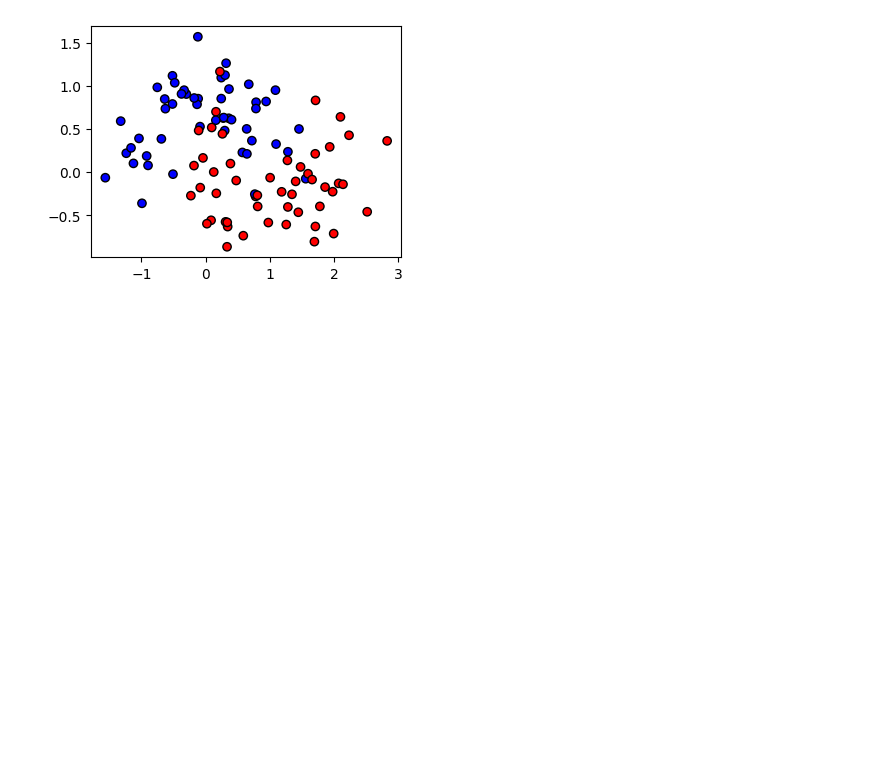
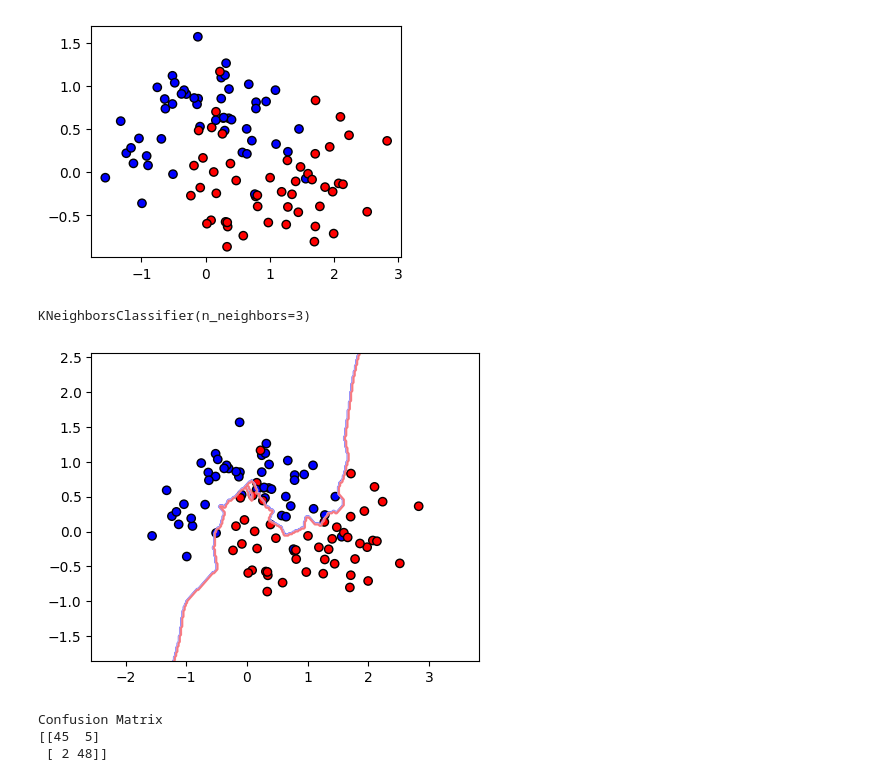
Before and after one commit to MERITOKAMIL/ML_PRO, a Jupyter notebook: ML_Pro_evaluation.ipynb, the cells around one changed output. Cells and saved outputs as stored; diff of their text form; code cells hidden in the pictures; blank space fills up the shorter version.

Commit message:
Matrice de confusion

```diff
--- a/ML_Pro_evaluation.ipynb
+++ b/ML_Pro_evaluation.ipynb
@@ -54,3 +71,8 @@ plt.scatter(X[:,0],X[:,1],c=y,edgecolors='k',cmap="bwr")
 plt.show()
 # %% [output]
 [figure]
+# %%
+knn = KNeighborsClassifier(n_neighbors=3)
+knn.fit(X,y)
+# %% [output]
+KNeighborsClassifier(n_neighbors=3)
@@ -56,0 +85,19 @@ plt.show()
+# %%
+z = knn.predict(np.c_[xx.ravel(), yy.ravel()])
+z=z.reshape(xx.shape)
+# %%
+plt.figure(figsize=(5,4))
+plt.contour(xx, yy, z, alpha=0.5, cmap="bwr")
+plt.scatter(X[:,0],X[:,1],c=y,edgecolors='k',cmap="bwr")
+plt.show()
+# %% [output]
+[figure, added]
+# %%
+y_pred=knn.predict(X)
+cm=confusion_matrix(y,y_pred)
+print("Confusion Matrix")
+print(cm)
+# %% [output]
+Confusion Matrix
+[[45  5]
+ [ 2 48]]
```
Also changed, not shown: parts of 3 cells of this notebook.
